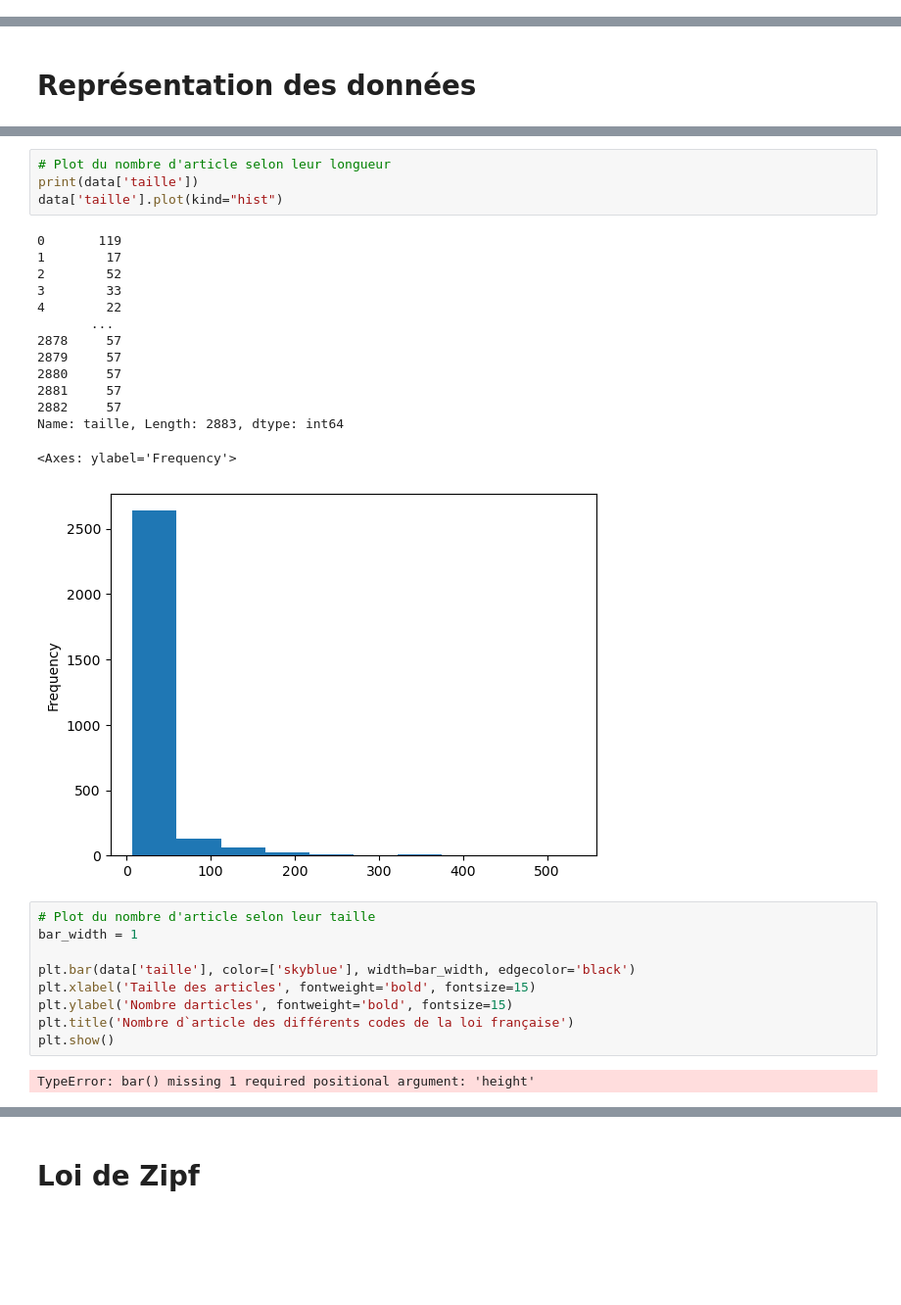
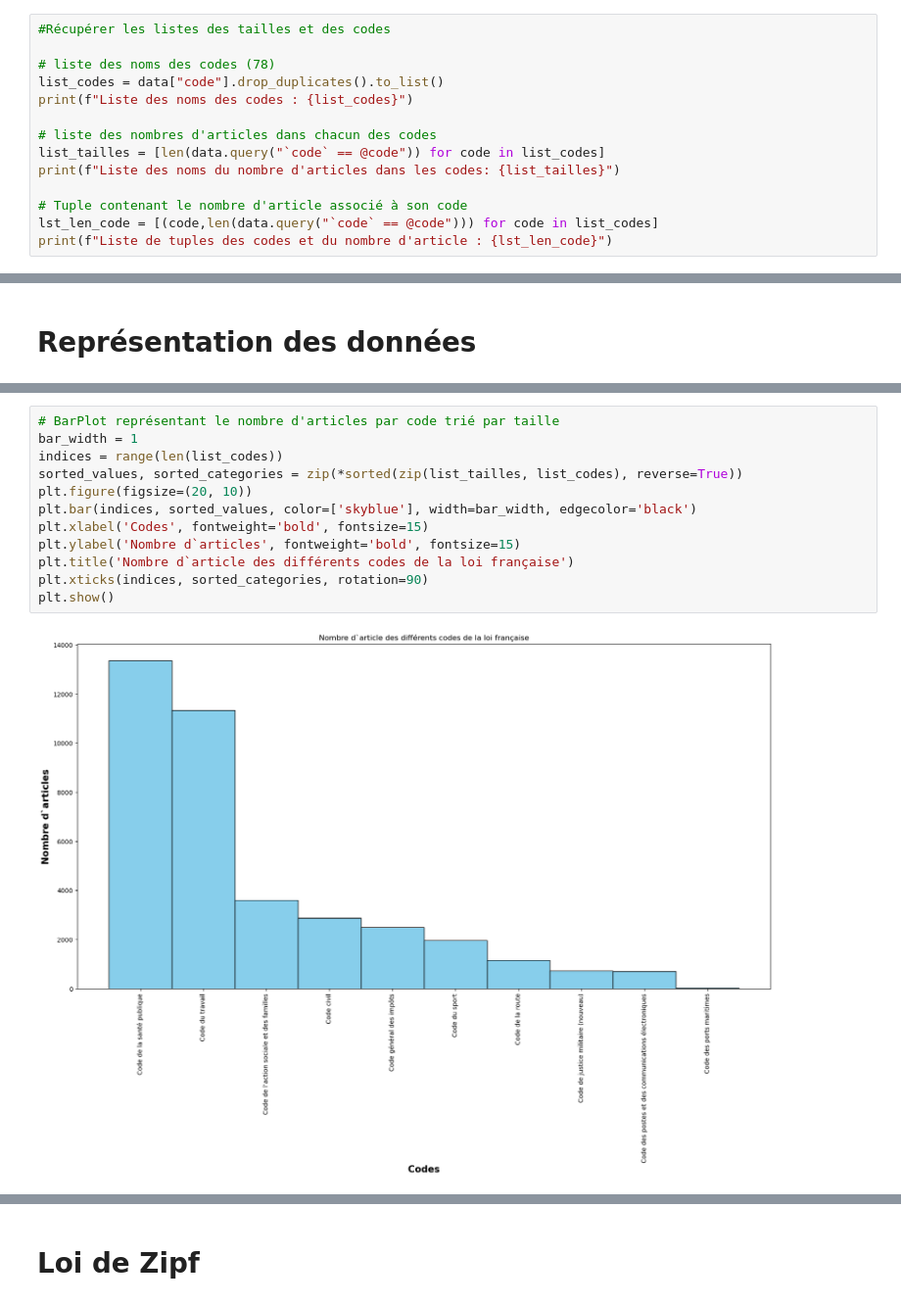
Before and after one commit to ASVienot/outils_traitement_corpus, a Jupyter notebook: scripts/stats_petit_annot.ipynb, the cells around one changed output, grey strips where cells are left out. Shown at 98% size. Cells and saved outputs as stored; diff of their text form; blank space fills up the shorter version.

```diff
--- a/scripts/stats_petit_annot.ipynb
+++ b/scripts/stats_petit_annot.ipynb
@@ -16,0 +20,14 @@ print(data)
+# %%
+#Récupérer les listes des tailles et des codes
+
+# liste des noms des codes (78)
+list_codes = data["code"].drop_duplicates().to_list()
+print(f"Liste des noms des codes : {list_codes}")
+
+# liste des nombres d'articles dans chacun des codes
+list_tailles = [len(data.query("`code` == @code")) for code in list_codes]
+print(f"Liste des noms du nombre d'articles dans les codes: {list_tailles}")
+
+# Tuple contenant le nombre d'article associé à son code
+lst_len_code = [(code,len(data.query("`code` == @code"))) for code in list_codes]
+print(f"Liste de tuples des codes et du nombre d'article : {lst_len_code}")
@@ -78,30 +40,14 @@ Counter({'de': 39918, "l'": 23579, 'la': 17590, 'et': 15806, 'à': 15677, 'des':
-# %%
-# Plot du nombre d'article selon leur longueur
-print(data['taille'])
-data['taille'].plot(kind="hist")
-# %% [output]
-0       119
-1        17
-2        52
-3        33
-4        22
-       ...
-2878     57
-2879     57
-2880     57
-2881     57
-2882     57
-Name: taille, Length: 2883, dtype: int64
-<Axes: ylabel='Frequency'>
-[figure, removed]
 # %%
-# Plot du nombre d'article selon leur taille
+# BarPlot représentant le nombre d'articles par code trié par taille
 bar_width = 1
-
-plt.bar(data['taille'], color=['skyblue'], width=bar_width, edgecolor='black')
-plt.xlabel('Taille des articles', fontweight='bold', fontsize=15)
-plt.ylabel('Nombre darticles', fontweight='bold', fontsize=15)
+indices = range(len(list_codes))
+sorted_values, sorted_categories = zip(*sorted(zip(list_tailles, list_codes), reverse=True))
+plt.figure(figsize=(20, 10))
+plt.bar(indices, sorted_values, color=['skyblue'], width=bar_width, edgecolor='black')
+plt.xlabel('Codes', fontweight='bold', fontsize=15)
+plt.ylabel('Nombre d`articles', fontweight='bold', fontsize=15)
 plt.title('Nombre d`article des différents codes de la loi française')
+plt.xticks(indices, sorted_categories, rotation=90)
 plt.show()
 # %% [output]
-TypeError: bar() missing 1 required positional argument: 'height'
+[figure, added]
```
Also changed, not shown: parts of 20 cells of this notebook.
